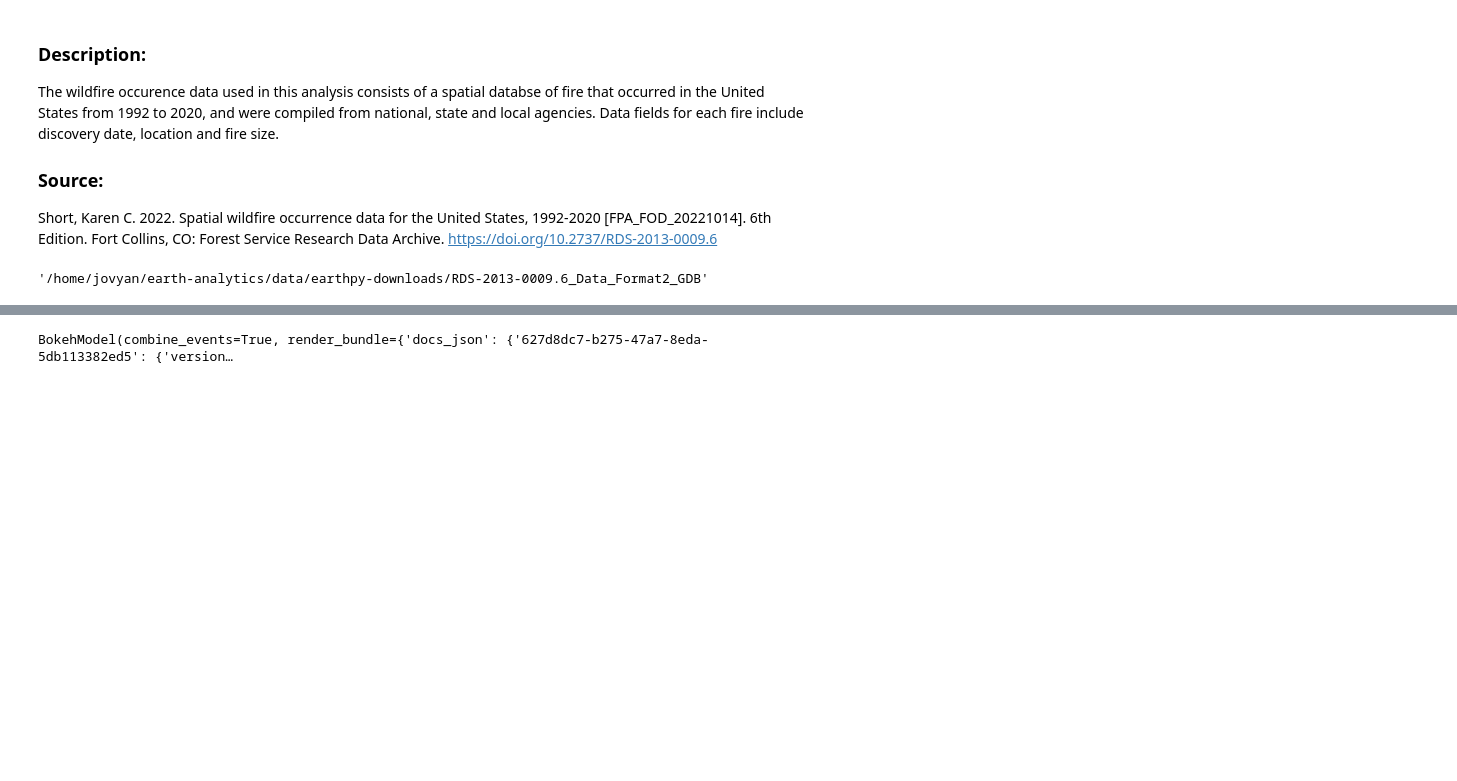
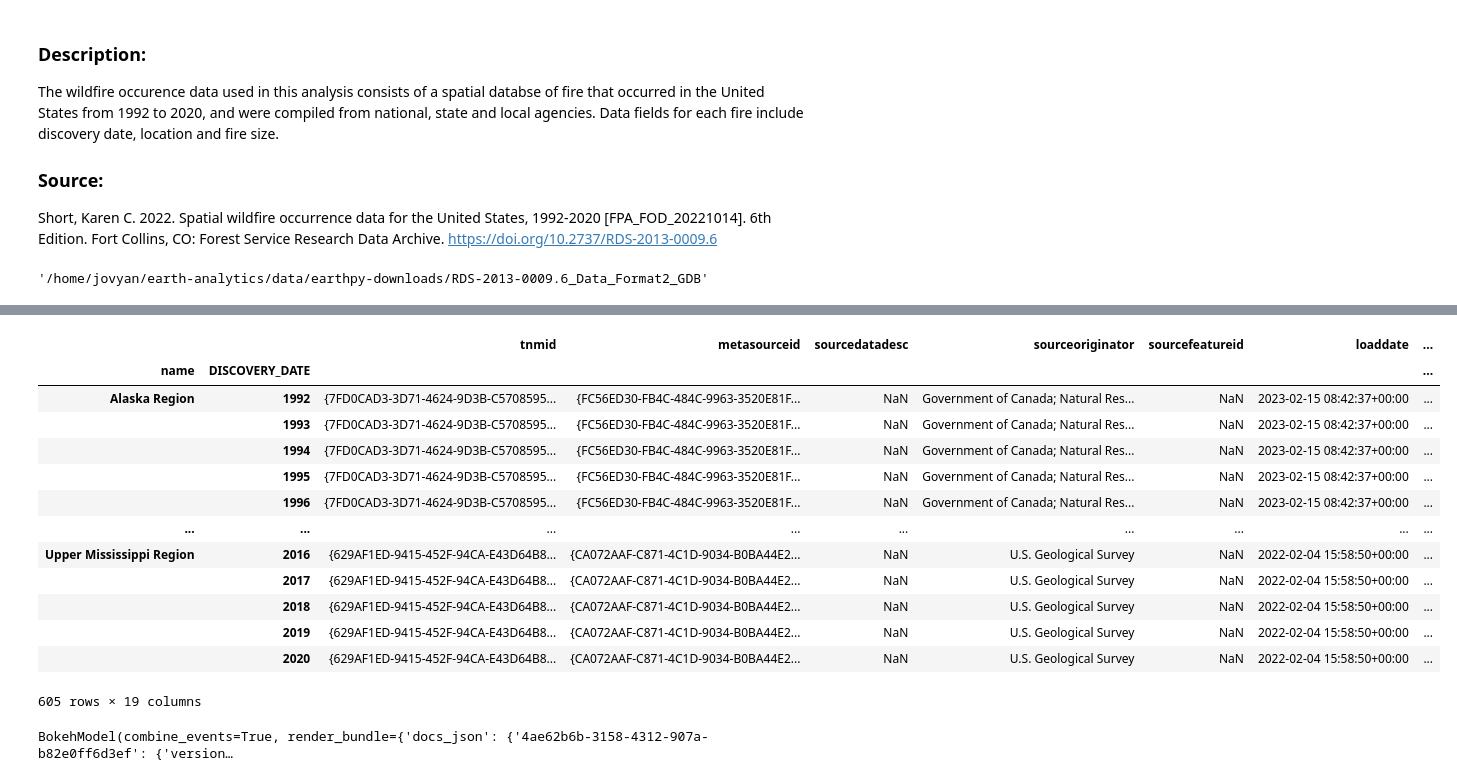
Before and after one commit to alexiemillikin/alexiemillikin.github.io, a Jupyter notebook: 01-wildfire.ipynb, the cells around one changed output, grey strips where cells are left out. Cells and saved outputs as stored; diff of their text form; code cells hidden in the pictures; blank space fills up the shorter version.

Commit message:
tried to fix plot

```diff
--- a/01-wildfire.ipynb
+++ b/01-wildfire.ipynb
@@ -125,41 +123,54 @@ fire_region_gdf
 # %%
 # Compute area of regional watersheds
 wbd_hu2_gdf['area_ha'] = (
     wbd_hu2_gdf.to_crs(9822).area
     # Convert to hectares
     / 10000
     # Convert to millions of hectares
     / 1000000
 )
 
-# Compute total fires in each watershed
-fire_count_df = (
+# Compute total burn area in each watershed ever year
+burn_area_df = (
     fire_region_gdf
-    .reset_index()
-    [['name', 'num_fires']]
-    .groupby('name')
-    .sum())
+)
 
 # Add the area back
-fire_density_gdf = (
+burn_density_gdf = (
     wbd_hu2_gdf
     .set_index('name')
-    .join(fire_count_df)
+    .join(burn_area_df)
 )
 
 # Compute fire density
-fire_density_gdf['fire_density_per_ha'] = (
-    fire_density_gdf.num_fires / fire_density_gdf.area_ha)
-# fire_density_gdf.fire_density_per_ha
+burn_density_gdf['burn_density_per_ha'] = (
+    burn_density_gdf.total_burn_area / burn_density_gdf.area_ha)
+burn_density_gdf
+# %% [output]
+|  |  | tnmid | metasourceid | sourcedatadesc | sourceoriginator | sourcefeatureid | loaddate | ... |
+| name | DISCOVERY_DATE |  |  |  |  |  |  | ... |
+| Alaska Region | 1992 | {7FD0CAD3-3D71-4624-9D3B-C5708595... | {FC56ED30-FB4C-484C-9963-3520E81F... | NaN | Government of Canada; Natural Res... | NaN | 2023-02-15 08:42:37+00:00 | ... |
+|  | 1993 | {7FD0CAD3-3D71-4624-9D3B-C5708595... | {FC56ED30-FB4C-484C-9963-3520E81F... | NaN | Government of Canada; Natural Res... | NaN | 2023-02-15 08:42:37+00:00 | ... |
+|  | 1994 | {7FD0CAD3-3D71-4624-9D3B-C5708595... | {FC56ED30-FB4C-484C-9963-3520E81F... | NaN | Government of Canada; Natural Res... | NaN | 2023-02-15 08:42:37+00:00 | ... |
+|  | 1995 | {7FD0CAD3-3D71-4624-9D3B-C5708595... | {FC56ED30-FB4C-484C-9963-3520E81F... | NaN | Government of Canada; Natural Res... | NaN | 2023-02-15 08:42:37+00:00 | ... |
+|  | 1996 | {7FD0CAD3-3D71-4624-9D3B-C5708595... | {FC56ED30-FB4C-484C-9963-3520E81F... | NaN | Government of Canada; Natural Res... | NaN | 2023-02-15 08:42:37+00:00 | ... |
+| ... | ... | ... | ... | ... | ... | ... | ... | ... |
+| Upper Mississippi Region | 2016 | {629AF1ED-9415-452F-94CA-E43D64B8... | {CA072AAF-C871-4C1D-9034-B0BA44E2... | NaN | U.S. Geological Survey | NaN | 2022-02-04 15:58:50+00:00 | ... |
+|  | 2017 | {629AF1ED-9415-452F-94CA-E43D64B8... | {CA072AAF-C871-4C1D-9034-B0BA44E2... | NaN | U.S. Geological Survey | NaN | 2022-02-04 15:58:50+00:00 | ... |
+|  | 2018 | {629AF1ED-9415-452F-94CA-E43D64B8... | {CA072AAF-C871-4C1D-9034-B0BA44E2... | NaN | U.S. Geological Survey | NaN | 2022-02-04 15:58:50+00:00 | ... |
+|  | 2019 | {629AF1ED-9415-452F-94CA-E43D64B8... | {CA072AAF-C871-4C1D-9034-B0BA44E2... | NaN | U.S. Geological Survey | NaN | 2022-02-04 15:58:50+00:00 | ... |
+|  | 2020 | {629AF1ED-9415-452F-94CA-E43D64B8... | {CA072AAF-C871-4C1D-9034-B0BA44E2... | NaN | U.S. Geological Survey | NaN | 2022-02-04 15:58:50+00:00 | ... |
+605 rows × 19 columns
 # %%
 # Set ylabels and titles
+
 labels = pd.DataFrame(dict(
-    column_name = ['max_fire_size', 'num_fires'],
-    ylabel = ['Fire Size (million ha)', 'Number of Fires'],
-    title = ['Largest fire on record in the region',
+    column_name = ['burn_density_per_ha', 'num_fires'],
+    ylabel = ['Burn area per million ha', 'Number of Fires'],
+    title = ['Burn area desnity',
              'Total number of fires on record in the region']))
 
-def fire_plot(region_name, df=fire_region_gdf, labels=labels):
+def fire_plot(region_name, df=burn_density_gdf, labels=labels):
     """
     Create a multi-panel plot for a region
 
@@ -193,11 +204,11 @@ def fire_plot(region_name, df=fire_region_gdf, labels=labels):
                 xlabel='Year', ylabel=labs.ylabel, title=labs.title
             ))
         # Disable x-axis scrolling
-        subplot = subplot.opts()
+        subplot = subplot.opts(responsive=False)
         subplots.append(subplot)
 
     # Stack the subplots vertically
-    plot = hv.Layout(subplots).cols(1)
+    plot = hv.Layout(subplots).cols(1).opts()
     return plot
 
 # Create a dropdown menu to switch between regions
@@ -211,6 +222,6 @@ def fire_plot(region_name, df=fire_region_gdf, labels=labels):
     .redim.values(region=fire_region_gdf.reset_index().name)
 )
 # %% [output]
-BokehModel(combine_events=True, render_bundle={'docs_json': {'627d8dc7-b275-47a7-8eda-5db113382ed5': {'version…
+BokehModel(combine_events=True, render_bundle={'docs_json': {'4ae62b6b-3158-4312-907a-b82e0ff6d3ef': {'version…
 # %%
 # simplify fire density detaframe geometry
```
Also changed, not shown: parts of 4 cells of this notebook.
